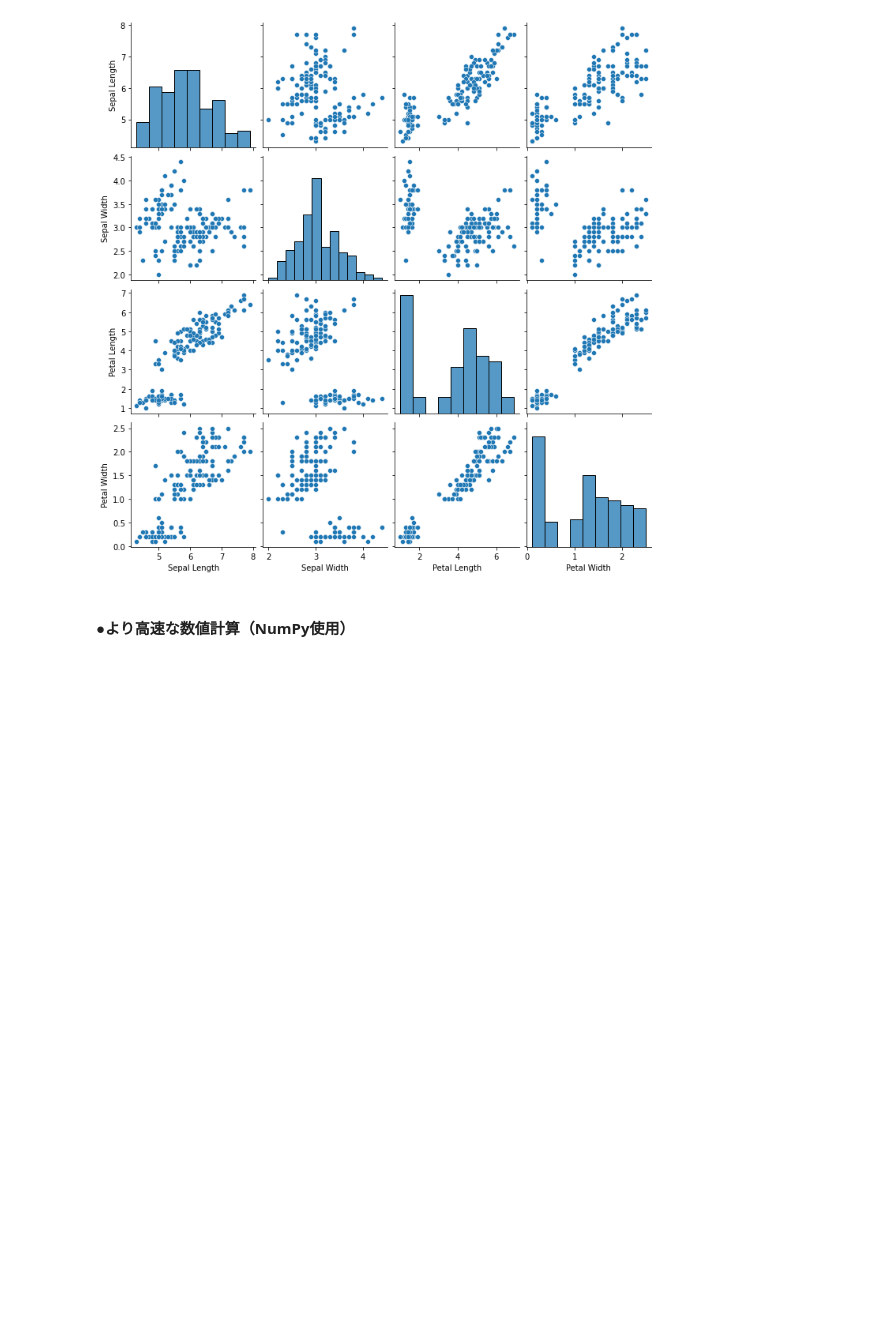
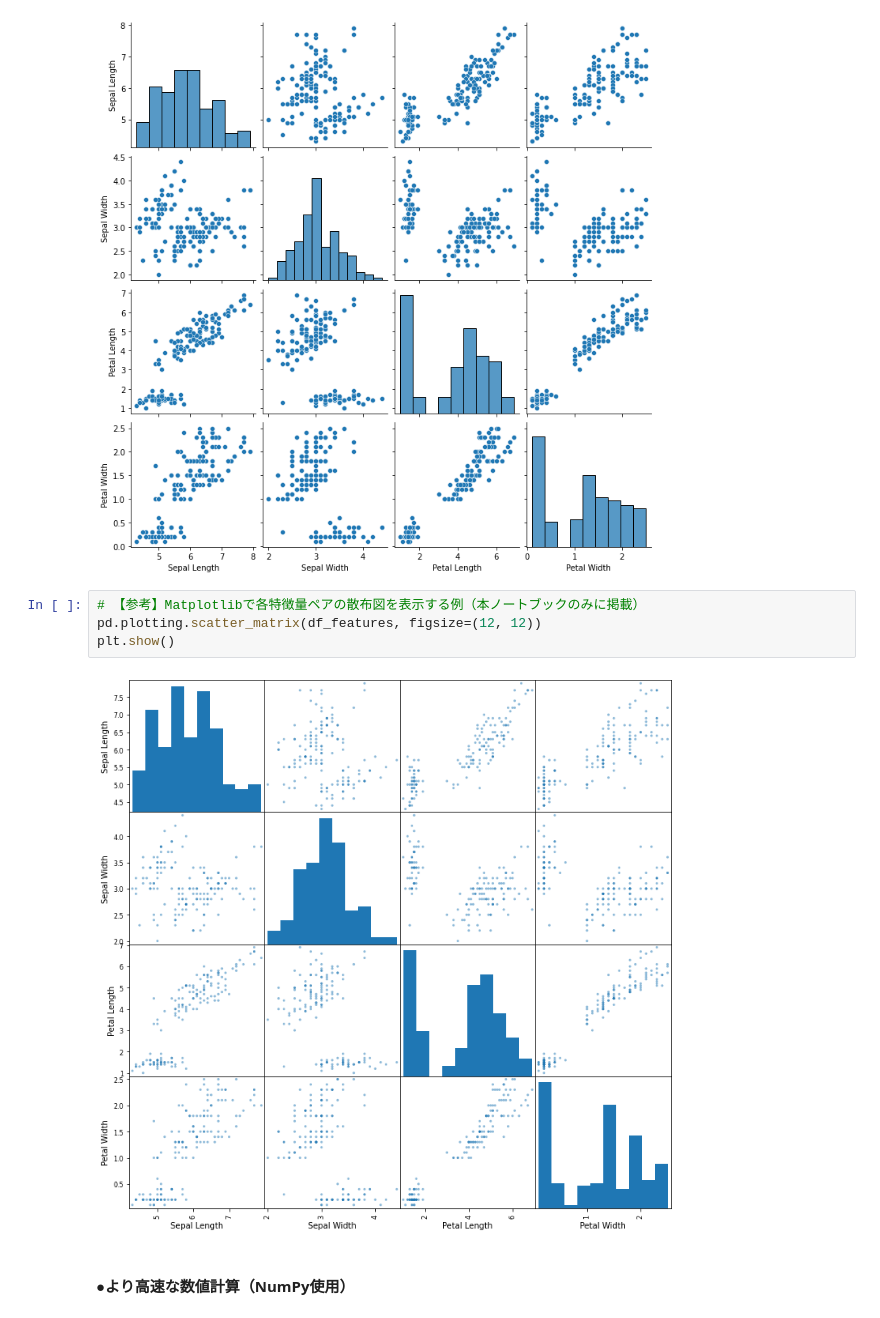
Before and after one commit to isshiki/machine-learning-with-python, a Jupyter notebook: 02-scikit-learn/02_scikit-learn_practice.ipynb, the cells around one changed output. Saved outputs shown, nothing was run; the diff lists cells and outputs as text; blank space fills up the shorter version.

Commit message:
Matplotlibのscatter_matrixの参考コードを追加

```diff
--- a/02-scikit-learn/02_scikit-learn_practice.ipynb
+++ b/02-scikit-learn/02_scikit-learn_practice.ipynb
@@ -181,6 +180,12 @@ sns.pairplot(df_features)
 plt.show()
 # %% [output]
 [figure]
+# %%
+# 【参考】Matplotlibで各特徴量ペアの散布図を表示する例（本ノートブックのみに掲載）
+pd.plotting.scatter_matrix(df_features, figsize=(12, 12))
+plt.show()
+# %% [output]
+[figure, added]
 # %% [markdown]
 #### ●より高速な数値計算（NumPy使用）
 # %%
```
Also changed, not shown: parts of 4 cells of this notebook.
